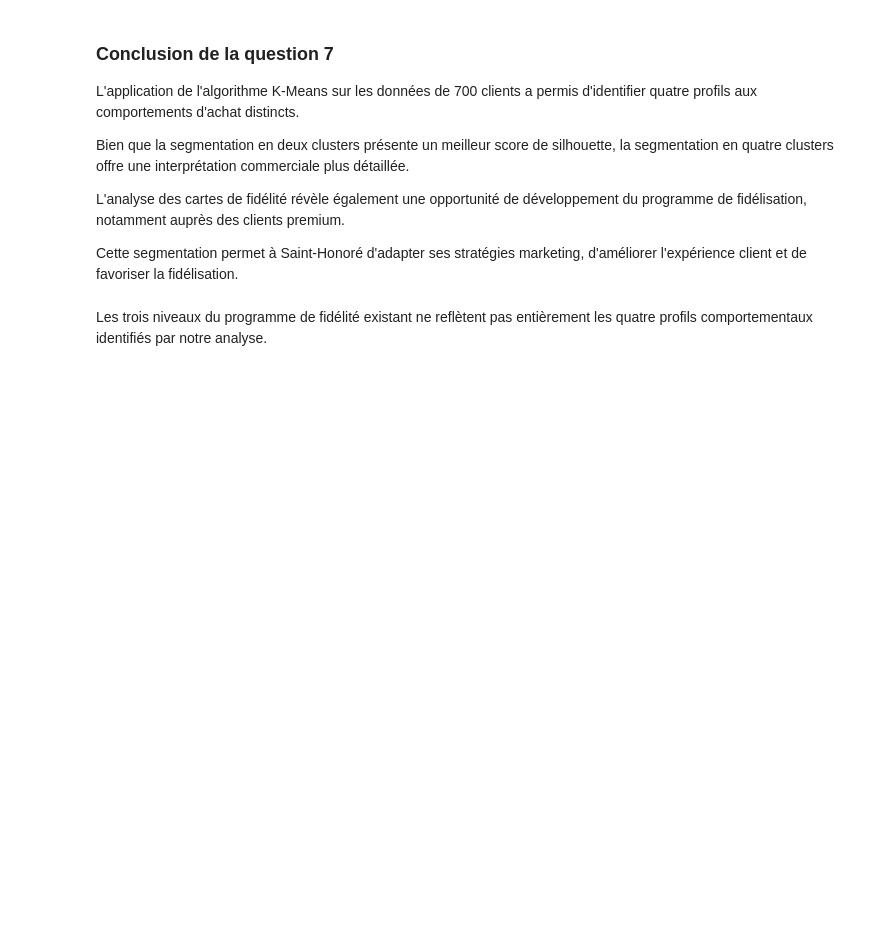
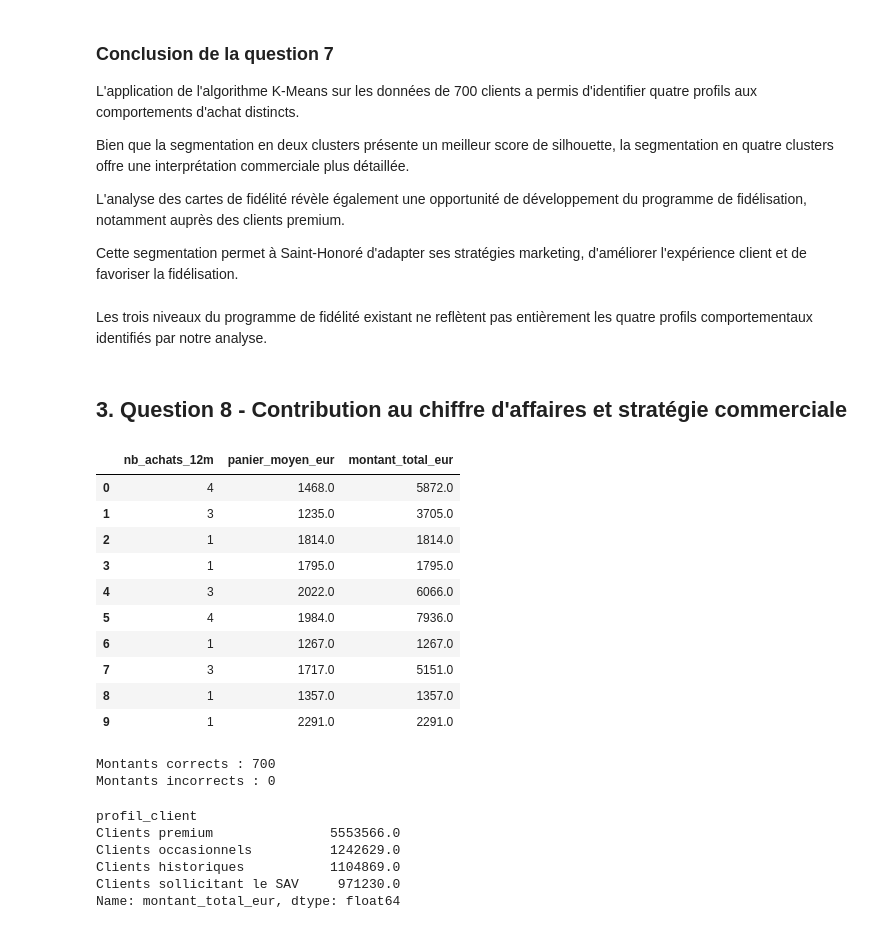
Before and after one commit to Youcef501/datamining-saint-honore, a Jupyter notebook: notebooks/07_08_analyse.ipynb, the cells around one changed output. Saved outputs shown, nothing was run; the diff lists cells and outputs as text; code cells hidden in the pictures; blank space fills up the shorter version.

```diff
--- a/notebooks/07_08_analyse.ipynb
+++ b/notebooks/07_08_analyse.ipynb
@@ -388,3 +388,47 @@ client et de favoriser la fidélisation.
 Les trois niveaux du programme de fidélité existant
 ne reflètent pas entièrement les quatre profils
 comportementaux identifiés par notre analyse.
+# %% [markdown]
+## 3. Question 8 - Contribution au chiffre d'affaires et stratégie commerciale
+# %%
+# Verification de la variable montant total
+df[["nb_achats_12m", "panier_moyen_eur",
+    "montant_total_eur"]].head(10)
+# %% [output]
+|  | nb_achats_12m | panier_moyen_eur | montant_total_eur |
+| 0 | 4 | 1468.0 | 5872.0 |
+| 1 | 3 | 1235.0 | 3705.0 |
+| 2 | 1 | 1814.0 | 1814.0 |
+| 3 | 1 | 1795.0 | 1795.0 |
+| 4 | 3 | 2022.0 | 6066.0 |
+| 5 | 4 | 1984.0 | 7936.0 |
+| 6 | 1 | 1267.0 | 1267.0 |
+| 7 | 3 | 1717.0 | 5151.0 |
+| 8 | 1 | 1357.0 | 1357.0 |
+| 9 | 1 | 2291.0 | 2291.0 |
+# %%
+# Verification du montant total sur tous les clients
+verification = np.isclose(
+    df["montant_total_eur"],
+    df["nb_achats_12m"] * df["panier_moyen_eur"]
+)
+
+print("Montants corrects :", verification.sum())
+print("Montants incorrects :", (~verification).sum())
+# %% [output]
+Montants corrects : 700
+Montants incorrects : 0
+# %%
+# Calcul du chiffre d'affaires par profil client
+ca_segments = df.groupby("profil_client")["montant_total_eur"].sum()
+
+ca_segments = ca_segments.sort_values(ascending=False)
+
+display(ca_segments.round(2))
+# %% [output]
+profil_client
+Clients premium               5553566.0
+Clients occasionnels          1242629.0
+Clients historiques           1104869.0
+Clients sollicitant le SAV     971230.0
+Name: montant_total_eur, dtype: float64
```
Also changed, not shown: parts of 3 cells of this notebook.
